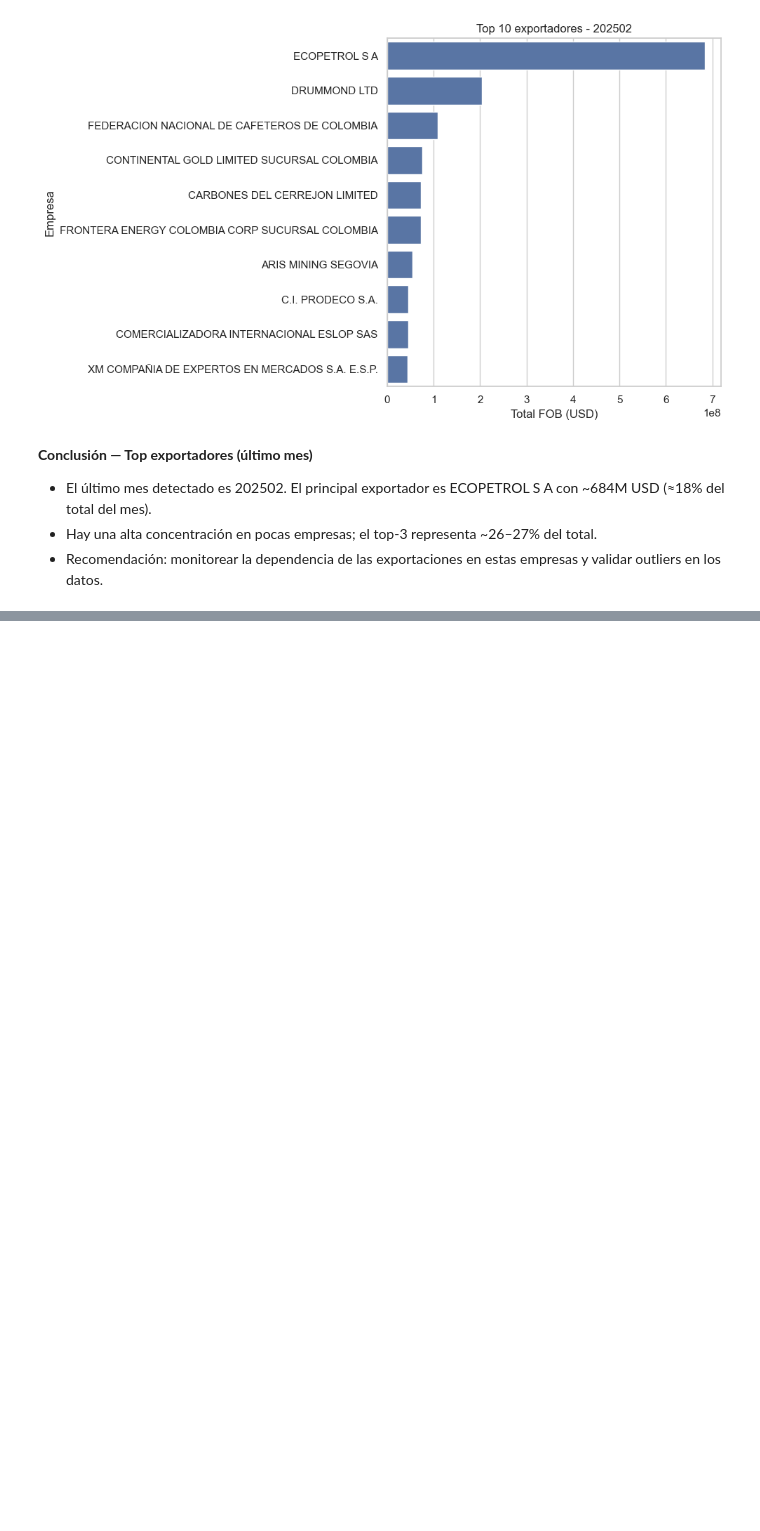
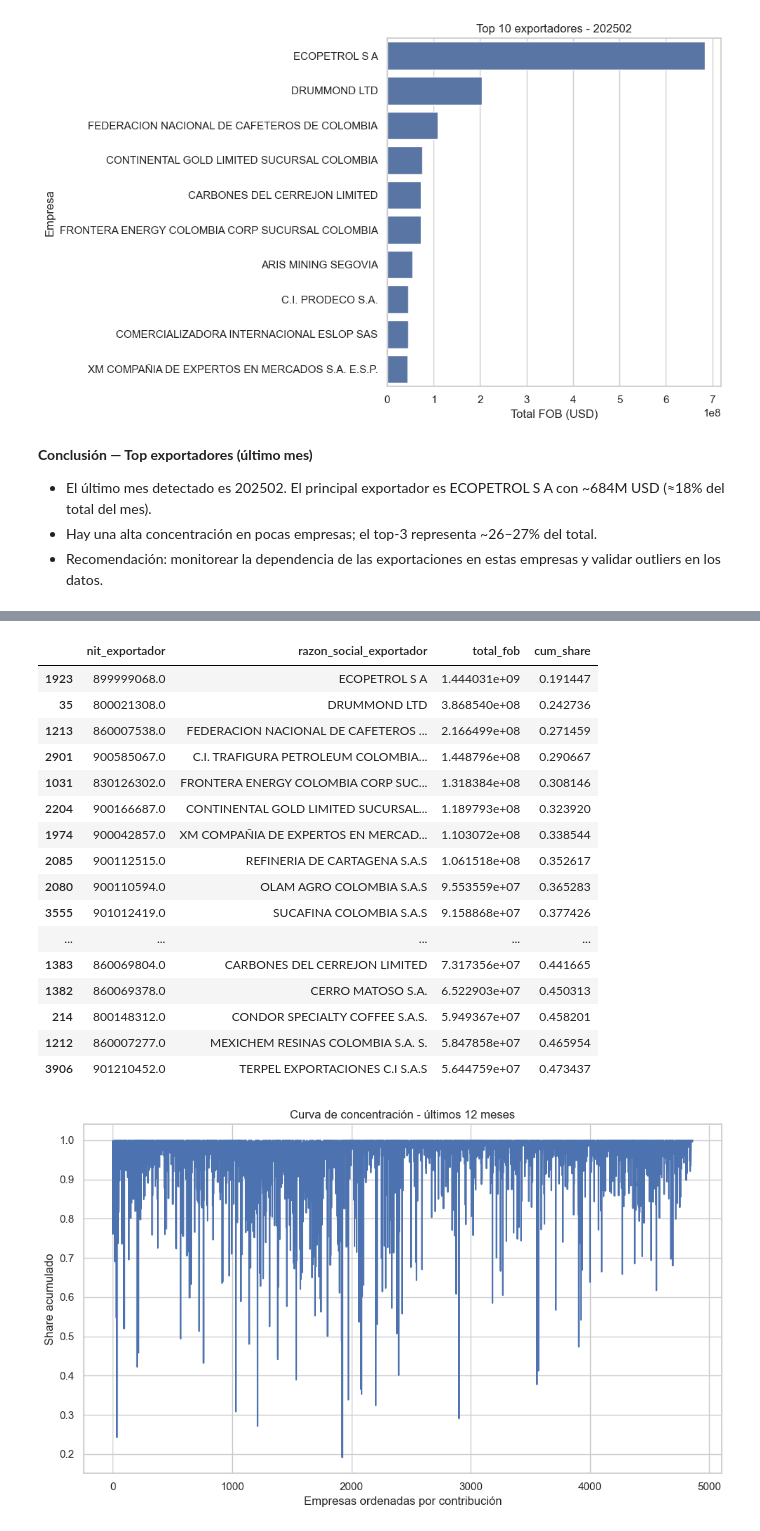
Before and after one commit to marianagg0412/final-de, a Jupyter notebook: data_lake/notebooks/analysis.ipynb, the cells around one changed output, grey strips where cells are left out. Saved outputs shown, nothing was run; the diff lists cells and outputs as text; code cells hidden in the pictures; blank space fills up the shorter version.

```diff
--- a/data_lake/notebooks/analysis.ipynb
+++ b/data_lake/notebooks/analysis.ipynb
@@ -252,0 +355,39 @@ Showing top rows for the latest month: 202502
+# %%
+# Análisis adicional 1 — Concentración de exportaciones por empresas (Pareto)
+if dfs.get('top_companies') is not None:
+    tc = dfs['top_companies'].copy()
+    months = pd.Series(tc['ingest_month'].dropna()).astype(str).str.replace(r'\.0$','', regex=True).unique().tolist()
+    months = sorted(months)
+    last_12 = months[-12:] if len(months) >= 12 else months
+    df12 = tc[tc['ingest_month'].isin(last_12)].copy()
+    by_emp = df12.groupby(['nit_exportador','razon_social_exportador'])['total_fob'].sum().reset_index()
+    by_emp = by_emp.sort_values('total_fob', ascending=False)
+    by_emp['cum_share'] = by_emp['total_fob'].cumsum() / by_emp['total_fob'].sum()
+    plt.figure(figsize=(10,6))
+    sns.lineplot(data=by_emp.reset_index(), x='index', y='cum_share')
+    plt.ylabel('Share acumulado')
+    plt.xlabel('Empresas ordenadas por contribución')
+    plt.title('Curva de concentración - últimos 12 meses')
+    plt.tight_layout()
+    display(by_emp.head(20))
+else:
+    print('top_companies no disponible para calcular concentración')
+# %% [output]
+|  | nit_exportador | razon_social_exportador | total_fob | cum_share |
+| 1923 | 899999068.0 | ECOPETROL S A | 1.444031e+09 | 0.191447 |
+| 35 | 800021308.0 | DRUMMOND LTD | 3.868540e+08 | 0.242736 |
+| 1213 | 860007538.0 | FEDERACION NACIONAL DE CAFETEROS ... | 2.166499e+08 | 0.271459 |
+| 2901 | 900585067.0 | C.I. TRAFIGURA PETROLEUM COLOMBIA... | 1.448796e+08 | 0.290667 |
+| 1031 | 830126302.0 | FRONTERA ENERGY COLOMBIA CORP SUC... | 1.318384e+08 | 0.308146 |
+| 2204 | 900166687.0 | CONTINENTAL GOLD LIMITED SUCURSAL... | 1.189793e+08 | 0.323920 |
+| 1974 | 900042857.0 | XM COMPAÑIA DE EXPERTOS EN MERCAD... | 1.103072e+08 | 0.338544 |
+| 2085 | 900112515.0 | REFINERIA DE CARTAGENA S.A.S | 1.061518e+08 | 0.352617 |
+| 2080 | 900110594.0 | OLAM AGRO COLOMBIA S.A.S | 9.553559e+07 | 0.365283 |
+| 3555 | 901012419.0 | SUCAFINA COLOMBIA S.A.S | 9.158868e+07 | 0.377426 |
+| ... | ... | ... | ... | ... |
+| 1383 | 860069804.0 | CARBONES DEL CERREJON LIMITED | 7.317356e+07 | 0.441665 |
+| 1382 | 860069378.0 | CERRO MATOSO S.A. | 6.522903e+07 | 0.450313 |
+| 214 | 800148312.0 | CONDOR SPECIALTY COFFEE S.A.S. | 5.949367e+07 | 0.458201 |
+| 1212 | 860007277.0 | MEXICHEM RESINAS COLOMBIA S.A. S. | 5.847858e+07 | 0.465954 |
+| 3906 | 901210452.0 | TERPEL EXPORTACIONES C.I S.A.S | 5.644759e+07 | 0.473437 |
+[figure, added]
```
Also changed, not shown: parts of 12 cells of this notebook.
